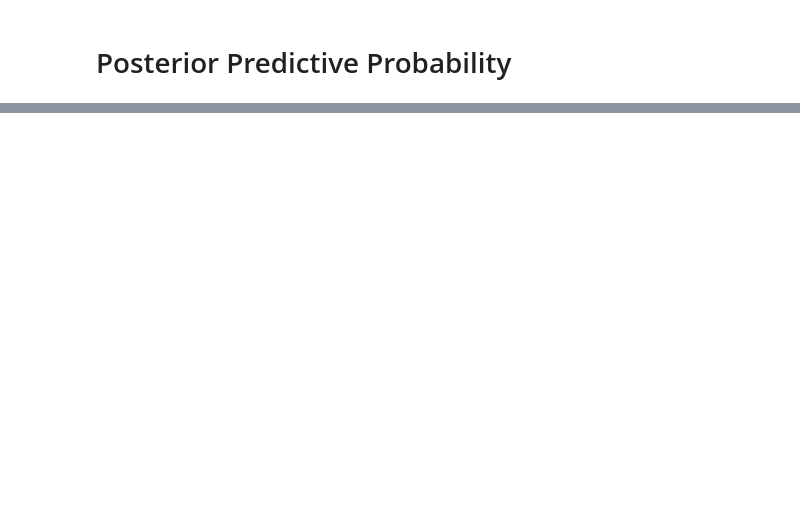
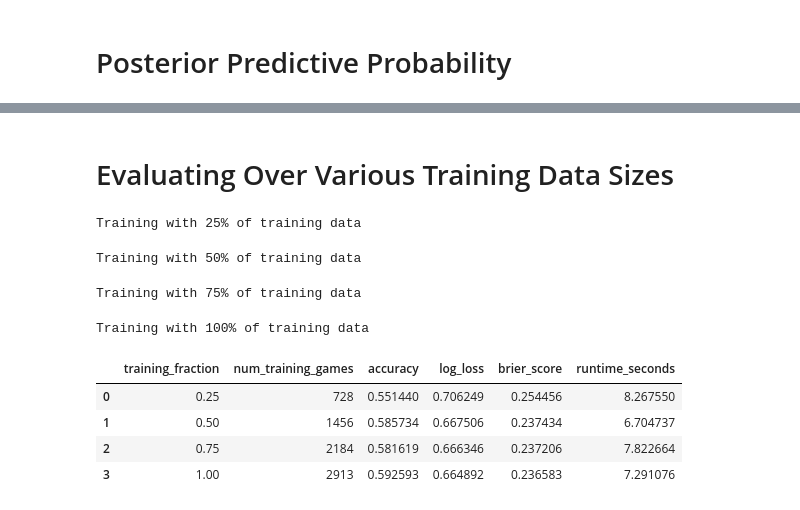
Before and after one commit to kaydeereyes/cs179-stats-prediction, a Jupyter notebook: model.ipynb, the cells around one changed output, grey strips where cells are left out. Drawn from its saved outputs; the diff is of its cells as text; code cells hidden in the pictures; blank space fills up the shorter version.

```diff
--- a/model.ipynb
+++ b/model.ipynb
@@ -231,0 +402,69 @@ def predict_proba(home_team_name, away_team_name, samples, team_to_idx, idx_to_n
+# %% [markdown]
+# Evaluating Over Various Training Data Sizes
+# %%
+#performance is checked over training data ratios of 25%, 50%, 75%, and 100%
+
+data_size_results = []
+
+training_fractions = [0.25, 0.50, 0.75, 1.00]
+
+for frac in training_fractions:
+
+    print(f"\nTraining with {int(frac * 100)}% of training data")
+
+    num_train_games = int(len(train_home_idx) * frac)
+
+    sub_train_home = train_home_idx[:num_train_games]
+    sub_train_away = train_away_idx[:num_train_games]
+    sub_train_outcomes = train_outcomes[:num_train_games]
+
+    start_time = time.time()
+
+    sub_kernel = NUTS(model)
+
+    sub_mcmc = MCMC(sub_kernel, num_samples=300, warmup_steps=100, num_chains=1)
+
+    sub_mcmc.run(sub_train_home, sub_train_away, sub_train_outcomes)
+
+    runtime = time.time() - start_time
+
+    sub_samples = sub_mcmc.get_samples()
+
+    strength_samples = sub_samples["strengths"].detach().cpu()
+    home_adv_samples = sub_samples["home_adv"].detach().cpu()
+
+    logits_samples = (strength_samples[:, test_home_idx] - strength_samples[:, test_away_idx] + home_adv_samples[:, None])
+
+    prob_samples = torch.sigmoid(logits_samples)
+
+    y_prob = prob_samples.mean(dim=0).numpy()
+    y_pred = (y_prob >= 0.5).astype(int)
+
+    y_true = test_outcomes.detach().cpu().numpy().astype(int)
+
+    accuracy = accuracy_score(y_true, y_pred)
+    logloss = log_loss(y_true, y_prob)
+    brier = brier_score_loss(y_true, y_prob)
+
+    data_size_results.append({
+        "training_fraction": frac,
+        "num_training_games": num_train_games,
+        "accuracy": accuracy,
+        "log_loss": logloss,
+        "brier_score": brier,
+        "runtime_seconds": runtime
+    })
+
+data_size_results = pd.DataFrame(data_size_results)
+
+display(data_size_results)
+# %% [output]
+Training with 25% of training data
+Training with 50% of training data
+Training with 75% of training data
+Training with 100% of training data
+|  | training_fraction | num_training_games | accuracy | log_loss | brier_score | runtime_seconds |
+| 0 | 0.25 | 728 | 0.551440 | 0.706249 | 0.254456 | 8.267550 |
+| 1 | 0.50 | 1456 | 0.585734 | 0.667506 | 0.237434 | 6.704737 |
+| 2 | 0.75 | 2184 | 0.581619 | 0.666346 | 0.237206 | 7.822664 |
+| 3 | 1.00 | 2913 | 0.592593 | 0.664892 | 0.236583 | 7.291076 |
```
Also changed, not shown: parts of 18 cells of this notebook.
